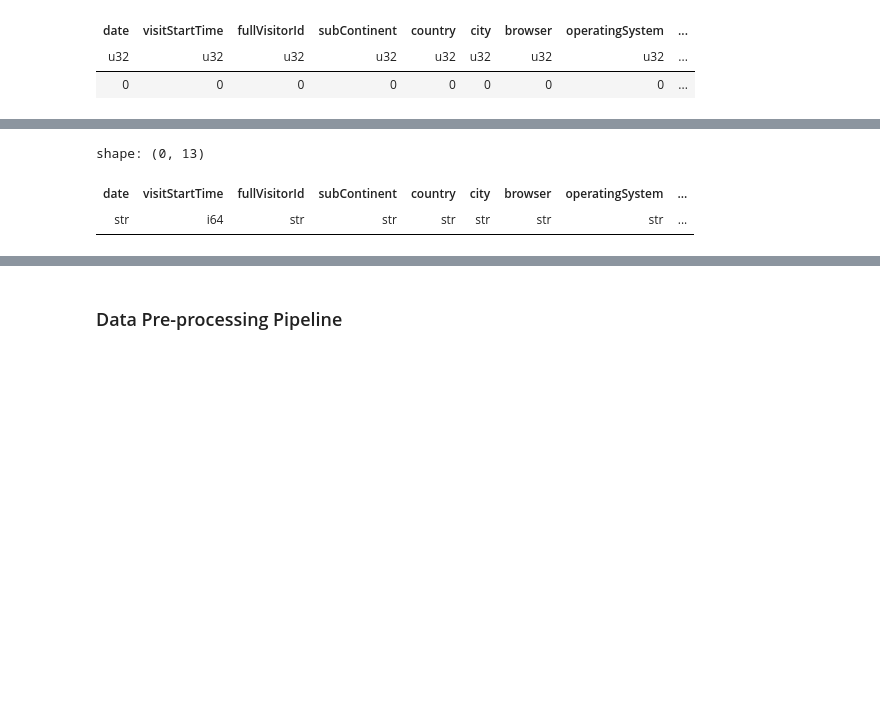
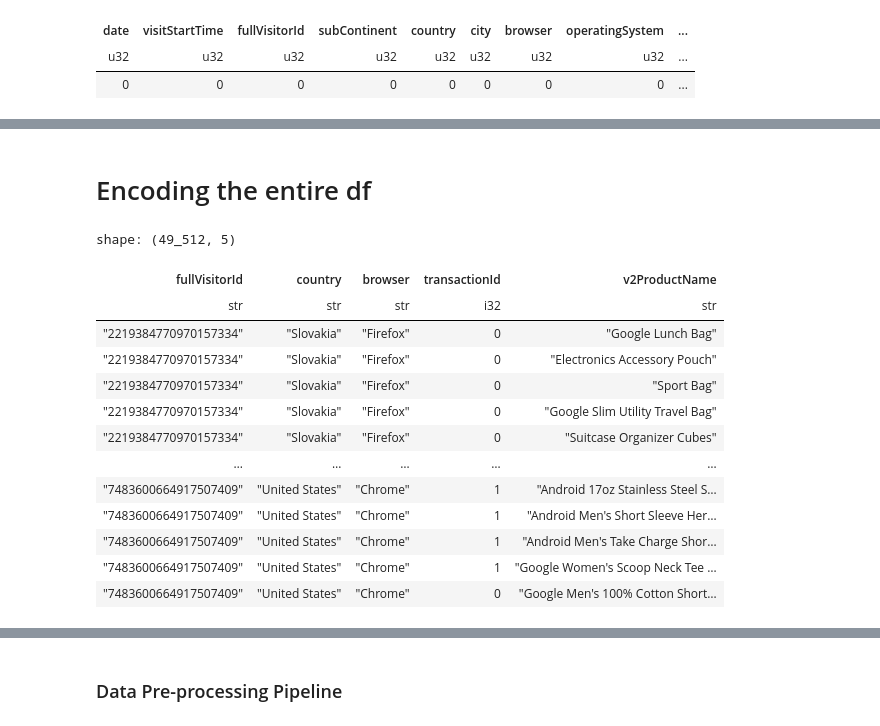
Before and after one commit to Andrew-Bordei/Data-Science, a Jupyter notebook: recommendation_system/notebooks/preprocessing.ipynb, the cells around one changed output, grey strips where cells are left out. Cells and saved outputs as stored; diff of their text form; code cells hidden in the pictures; blank space fills up the shorter version.

```diff
--- a/recommendation_system/notebooks/preprocessing.ipynb
+++ b/recommendation_system/notebooks/preprocessing.ipynb
@@ -465,6 +155,0 @@ shape: (26, 13)
-# %%
-df.filter((pl.col('fullVisitorId') == sorted_dict[-1][-0]) & (pl.col('transactionId') != 'null'))
-# %% [output]
-shape: (0, 13)
-| date | visitStartTime | fullVisitorId | subContinent | country | city | browser | operatingSystem | ... |
-| str | i64 | str | str | str | str | str | str | ... |
@@ -472,0 +156,21 @@ new_df.write_csv("../data/cleaned_google_analytics.csv")
+# %% [markdown]
+# Encoding the entire df
+# %%
+test_encoding = df_cleaned.select(pl.col('fullVisitorId'),pl.col('country'),
+                                  pl.col('browser'),pl.col('transactionId'),pl.col('v2ProductName'))
+test_encoding
+# %% [output]
+shape: (49_512, 5)
+| fullVisitorId | country | browser | transactionId | v2ProductName |
+| str | str | str | i32 | str |
+| "2219384770970157334" | "Slovakia" | "Firefox" | 0 | "Google Lunch Bag" |
+| "2219384770970157334" | "Slovakia" | "Firefox" | 0 | "Electronics Accessory Pouch" |
+| "2219384770970157334" | "Slovakia" | "Firefox" | 0 | "Sport Bag" |
+| "2219384770970157334" | "Slovakia" | "Firefox" | 0 | "Google Slim Utility Travel Bag" |
+| "2219384770970157334" | "Slovakia" | "Firefox" | 0 | "Suitcase Organizer Cubes" |
+| … | … | … | … | … |
+| "7483600664917507409" | "United States" | "Chrome" | 1 | "Android 17oz Stainless Steel S… |
+| "7483600664917507409" | "United States" | "Chrome" | 1 | "Android Men's Short Sleeve Her… |
+| "7483600664917507409" | "United States" | "Chrome" | 1 | "Android Men's Take Charge Shor… |
+| "7483600664917507409" | "United States" | "Chrome" | 1 | "Google Women's Scoop Neck Tee … |
+| "7483600664917507409" | "United States" | "Chrome" | 0 | "Google Men's 100% Cotton Short… |
```
Also changed, not shown: parts of 48 cells of this notebook, 1 other file.
